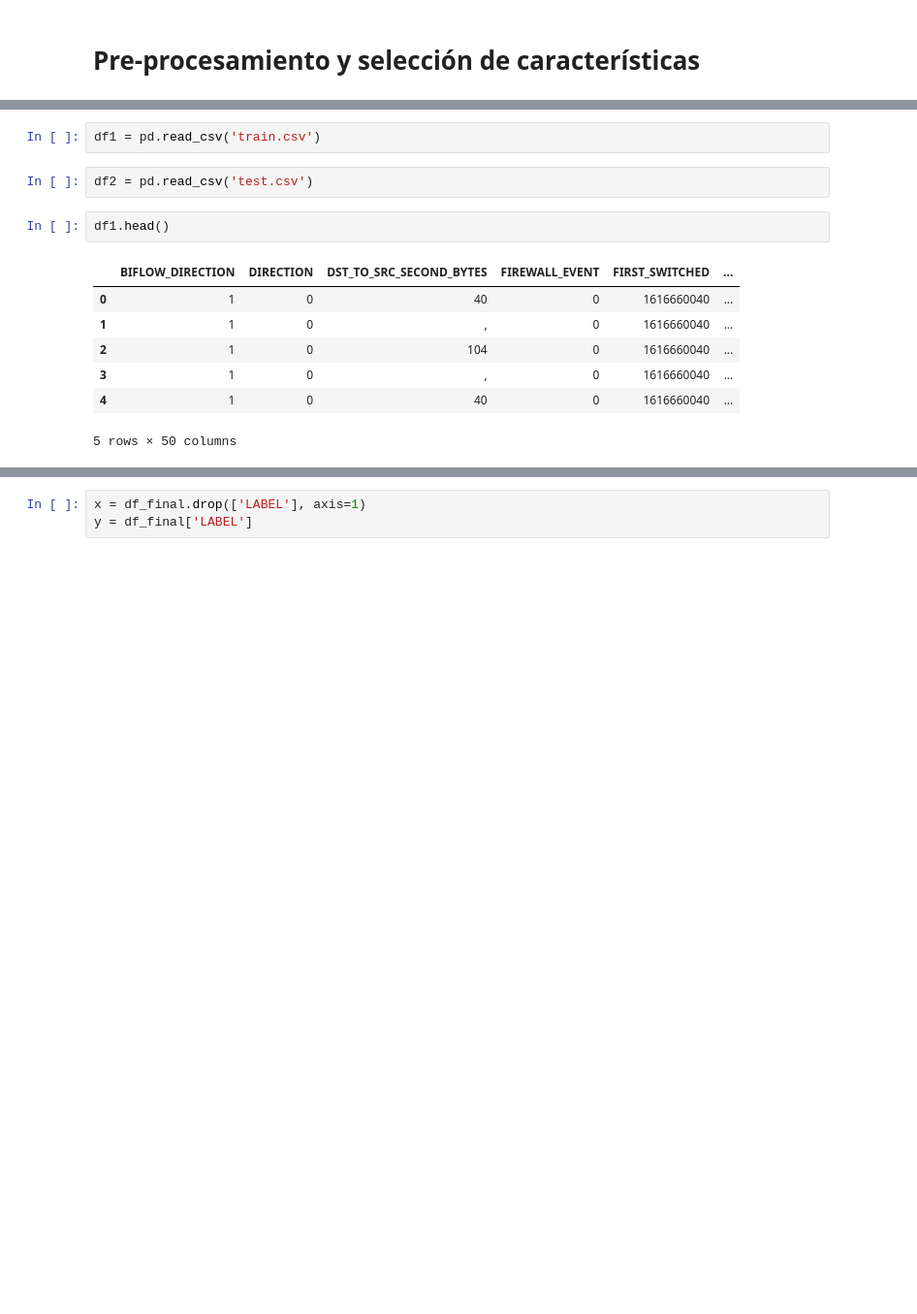
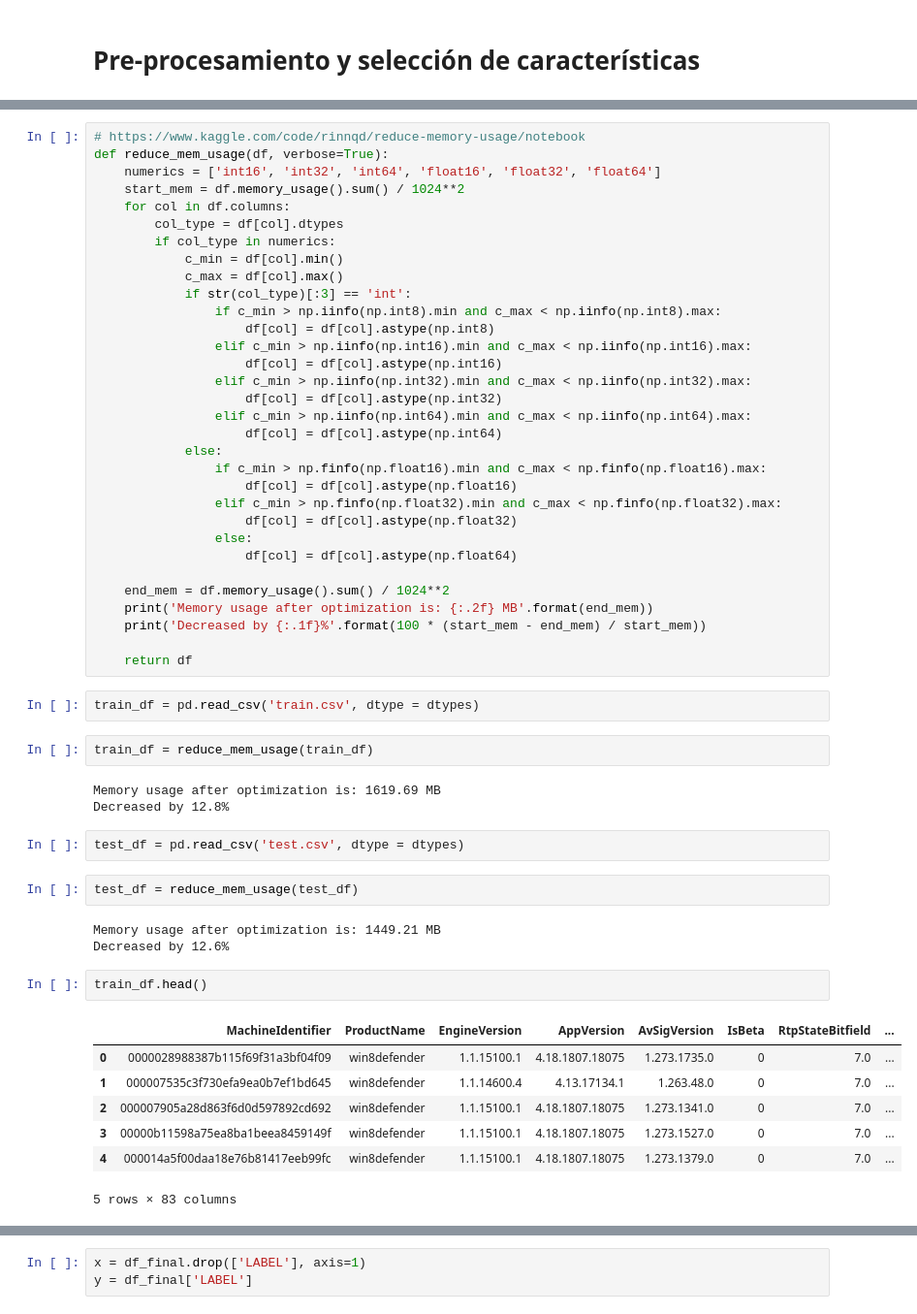
Before and after one commit to dianaxime/SDS-Proyecto2, a Jupyter notebook: SeleccionCaracteristicas.ipynb, the cells around one changed output, grey strips where cells are left out. Shown at 97% size. Saved outputs shown, nothing was run; the diff lists cells and outputs as text; blank space fills up the shorter version.

```diff
--- a/SeleccionCaracteristicas.ipynb
+++ b/SeleccionCaracteristicas.ipynb
@@ -11,14 +98,56 @@ from sklearn.feature_selection import chi2, f_regression
+# %%
+# https://www.kaggle.com/code/rinnqd/reduce-memory-usage/notebook
+def reduce_mem_usage(df, verbose=True):
+    numerics = ['int16', 'int32', 'int64', 'float16', 'float32', 'float64']
+    start_mem = df.memory_usage().sum() / 1024**2
+    for col in df.columns:
+        col_type = df[col].dtypes
+        if col_type in numerics:
+            c_min = df[col].min()
+            c_max = df[col].max()
+            if str(col_type)[:3] == 'int':
+                if c_min > np.iinfo(np.int8).min and c_max < np.iinfo(np.int8).max:
+                    df[col] = df[col].astype(np.int8)
+                elif c_min > np.iinfo(np.int16).min and c_max < np.iinfo(np.int16).max:
+                    df[col] = df[col].astype(np.int16)
+                elif c_min > np.iinfo(np.int32).min and c_max < np.iinfo(np.int32).max:
+                    df[col] = df[col].astype(np.int32)
+                elif c_min > np.iinfo(np.int64).min and c_max < np.iinfo(np.int64).max:
+                    df[col] = df[col].astype(np.int64)
+            else:
+                if c_min > np.finfo(np.float16).min and c_max < np.finfo(np.float16).max:
+                    df[col] = df[col].astype(np.float16)
+                elif c_min > np.finfo(np.float32).min and c_max < np.finfo(np.float32).max:
+                    df[col] = df[col].astype(np.float32)
+                else:
+                    df[col] = df[col].astype(np.float64)
+
+    end_mem = df.memory_usage().sum() / 1024**2
+    print('Memory usage after optimization is: {:.2f} MB'.format(end_mem))
+    print('Decreased by {:.1f}%'.format(100 * (start_mem - end_mem) / start_mem))
+
+    return df
 # %%
-df1 = pd.read_csv('train.csv')
+train_df = pd.read_csv('train.csv', dtype = dtypes)
+# %%
+train_df = reduce_mem_usage(train_df)
+# %% [output]
+Memory usage after optimization is: 1619.69 MB
+Decreased by 12.8%
 # %%
-df2 = pd.read_csv('test.csv')
+test_df = pd.read_csv('test.csv', dtype = dtypes)
+# %%
+test_df = reduce_mem_usage(test_df)
+# %% [output]
+Memory usage after optimization is: 1449.21 MB
+Decreased by 12.6%
 # %%
-df1.head()
+train_df.head()
 # %% [output]
-|  | BIFLOW_DIRECTION | DIRECTION | DST_TO_SRC_SECOND_BYTES | FIREWALL_EVENT | FIRST_SWITCHED | ... |
-| 0 | 1 | 0 | 40 | 0 | 1616660040 | ... |
-| 1 | 1 | 0 | , | 0 | 1616660040 | ... |
-| 2 | 1 | 0 | 104 | 0 | 1616660040 | ... |
-| 3 | 1 | 0 | , | 0 | 1616660040 | ... |
-| 4 | 1 | 0 | 40 | 0 | 1616660040 | ... |
+|  | MachineIdentifier | ProductName | EngineVersion | AppVersion | AvSigVersion | IsBeta | RtpStateBitfield | ... |
+| 0 | 0000028988387b115f69f31a3bf04f09 | win8defender | 1.1.15100.1 | 4.18.1807.18075 | 1.273.1735.0 | 0 | 7.0 | ... |
+| 1 | 000007535c3f730efa9ea0b7ef1bd645 | win8defender | 1.1.14600.4 | 4.13.17134.1 | 1.263.48.0 | 0 | 7.0 | ... |
+| 2 | 000007905a28d863f6d0d597892cd692 | win8defender | 1.1.15100.1 | 4.18.1807.18075 | 1.273.1341.0 | 0 | 7.0 | ... |
+| 3 | 00000b11598a75ea8ba1beea8459149f | win8defender | 1.1.15100.1 | 4.18.1807.18075 | 1.273.1527.0 | 0 | 7.0 | ... |
+| 4 | 000014a5f00daa18e76b81417eeb99fc | win8defender | 1.1.15100.1 | 4.18.1807.18075 | 1.273.1379.0 | 0 | 7.0 | ... |
-5 rows × 50 columns
+5 rows × 83 columns
```
Also changed, not shown: parts of 21 cells of this notebook, 1 other file.
